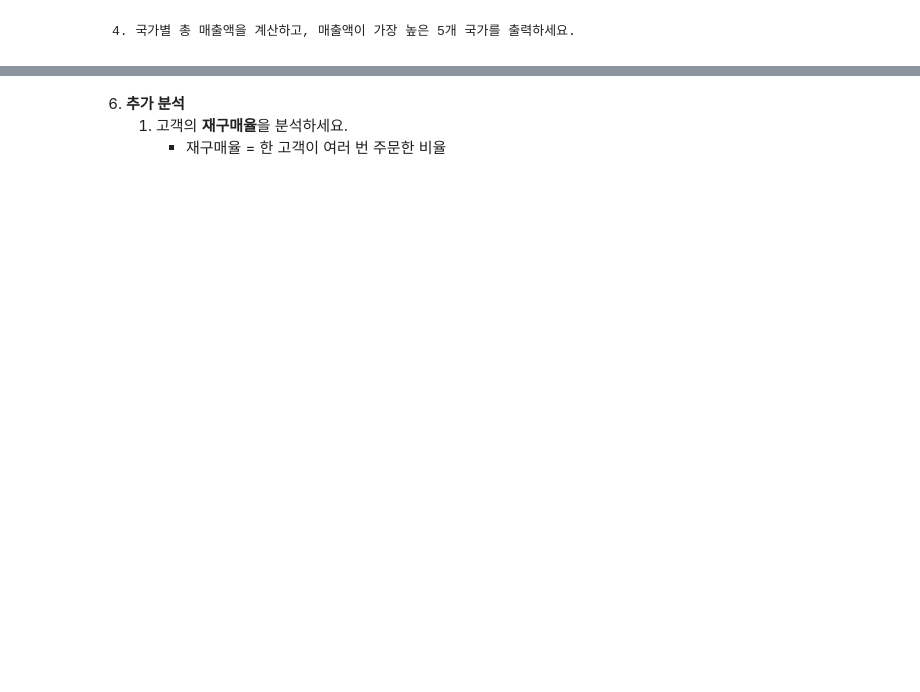
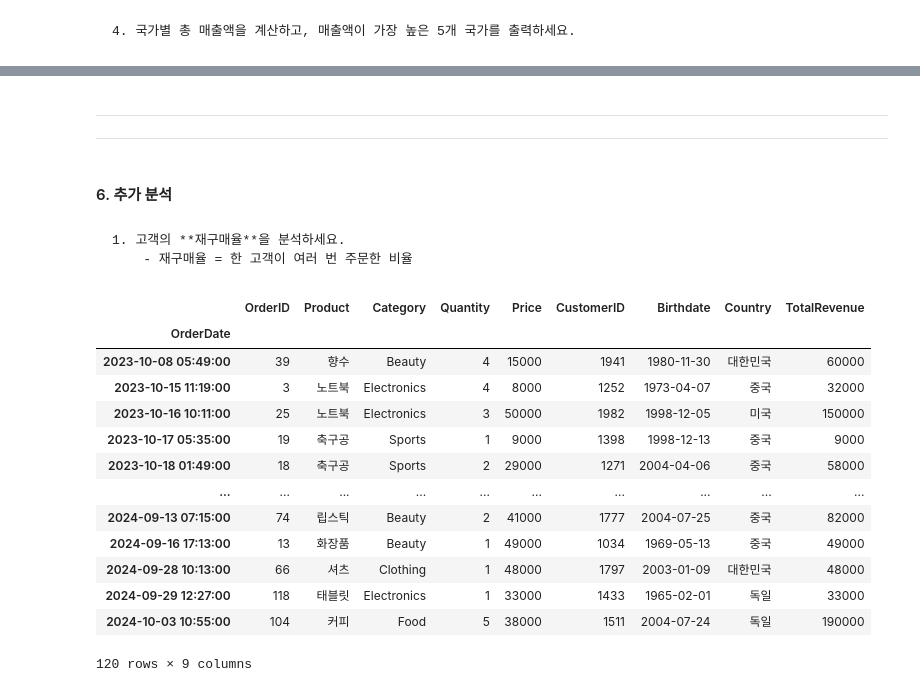
Before and after one commit to HOT8OY/SESAC_FullStackEducation, a Jupyter notebook: 12_pandas/data_visualization/999-4_최종 실습 프로젝트.ipynb, the cells around one changed output, grey strips where cells are left out. Cells and saved outputs as stored; diff of their text form; code cells hidden in the pictures; blank space fills up the shorter version.

```diff
--- a/12_pandas/data_visualization/999-4_최종 실습 프로젝트.ipynb
+++ b/12_pandas/data_visualization/999-4_최종 실습 프로젝트.ipynb
@@ -162,4 +298,25 @@ monthly_sales=df.resample('M').sum()
+# %% [markdown]
+---
+---
 # %% [markdown]
-6. **추가 분석**
-    1. 고객의 **재구매율**을 분석하세요.
-        - 재구매율 = 한 고객이 여러 번 주문한 비율
+#### 6. **추가 분석**
+# %% [markdown]
+    1. 고객의 **재구매율**을 분석하세요.
+        - 재구매율 = 한 고객이 여러 번 주문한 비율
+# %%
+df_sorted
+# %% [output]
+|  | OrderID | Product | Category | Quantity | Price | CustomerID | Birthdate | Country | TotalRevenue |
+| OrderDate |  |  |  |  |  |  |  |  |  |
+| 2023-10-08 05:49:00 | 39 | 향수 | Beauty | 4 | 15000 | 1941 | 1980-11-30 | 대한민국 | 60000 |
+| 2023-10-15 11:19:00 | 3 | 노트북 | Electronics | 4 | 8000 | 1252 | 1973-04-07 | 중국 | 32000 |
+| 2023-10-16 10:11:00 | 25 | 노트북 | Electronics | 3 | 50000 | 1982 | 1998-12-05 | 미국 | 150000 |
+| 2023-10-17 05:35:00 | 19 | 축구공 | Sports | 1 | 9000 | 1398 | 1998-12-13 | 중국 | 9000 |
+| 2023-10-18 01:49:00 | 18 | 축구공 | Sports | 2 | 29000 | 1271 | 2004-04-06 | 중국 | 58000 |
+| ... | ... | ... | ... | ... | ... | ... | ... | ... | ... |
+| 2024-09-13 07:15:00 | 74 | 립스틱 | Beauty | 2 | 41000 | 1777 | 2004-07-25 | 중국 | 82000 |
+| 2024-09-16 17:13:00 | 13 | 화장품 | Beauty | 1 | 49000 | 1034 | 1969-05-13 | 중국 | 49000 |
+| 2024-09-28 10:13:00 | 66 | 셔츠 | Clothing | 1 | 48000 | 1797 | 2003-01-09 | 대한민국 | 48000 |
+| 2024-09-29 12:27:00 | 118 | 태블릿 | Electronics | 1 | 33000 | 1433 | 1965-02-01 | 독일 | 33000 |
+| 2024-10-03 10:55:00 | 104 | 커피 | Food | 5 | 38000 | 1511 | 2004-07-24 | 독일 | 190000 |
+120 rows × 9 columns
```
Also changed, not shown: parts of 27 cells of this notebook.
